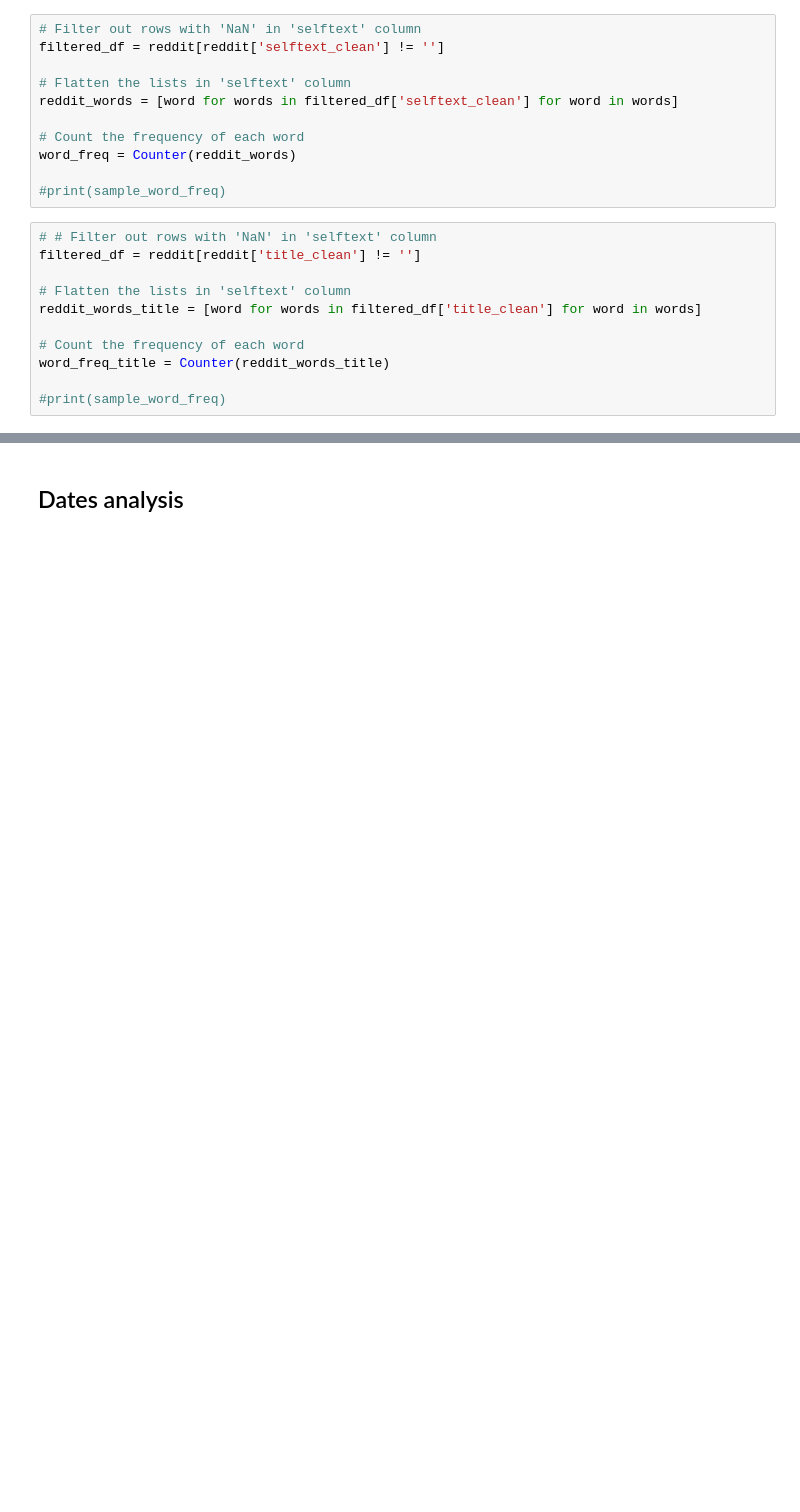
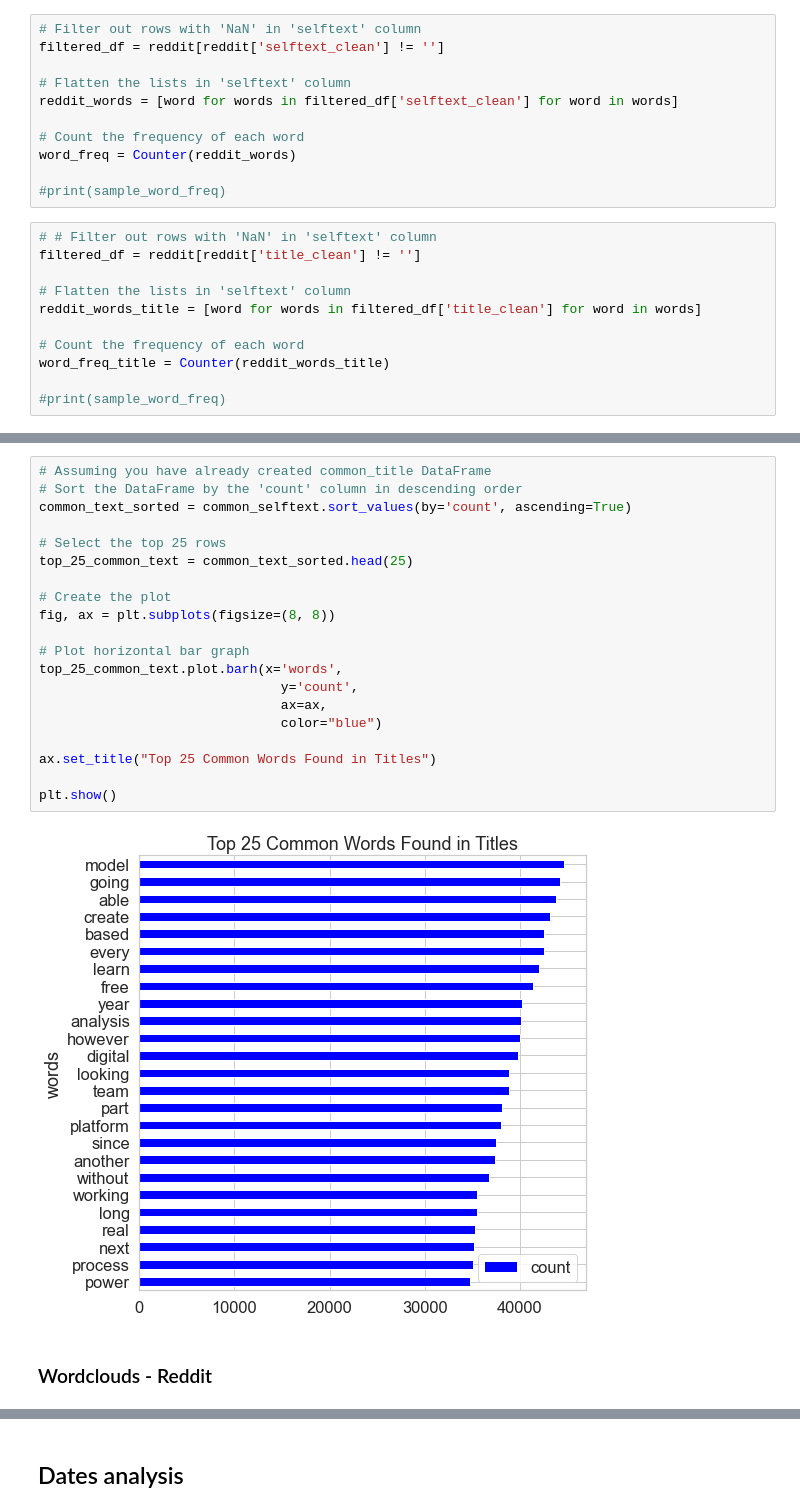
Before and after one commit to boschtrini/MA-Thesis, a Jupyter notebook: Reddit/Scripts/Reddit.ipynb, the cells around one changed output, grey strips where cells are left out. Drawn from its saved outputs; the diff is of its cells as text; blank space fills up the shorter version.

```diff
--- a/Reddit/Scripts/Reddit.ipynb
+++ b/Reddit/Scripts/Reddit.ipynb
@@ -262,0 +282,24 @@ print(len(all_tokens))
+# %%
+# Assuming you have already created common_title DataFrame
+# Sort the DataFrame by the 'count' column in descending order
+common_text_sorted = common_selftext.sort_values(by='count', ascending=True)
+
+# Select the top 25 rows
+top_25_common_text = common_text_sorted.head(25)
+
+# Create the plot
+fig, ax = plt.subplots(figsize=(8, 8))
+
+# Plot horizontal bar graph
+top_25_common_text.plot.barh(x='words',
+                               y='count',
+                               ax=ax,
+                               color="blue")
+
+ax.set_title("Top 25 Common Words Found in Titles")
+
+plt.show()
+# %% [output]
+[figure, added]
+# %% [markdown]
+### Wordclouds - Reddit
```
Also changed, not shown: parts of 27 cells of this notebook, 4 other files.
